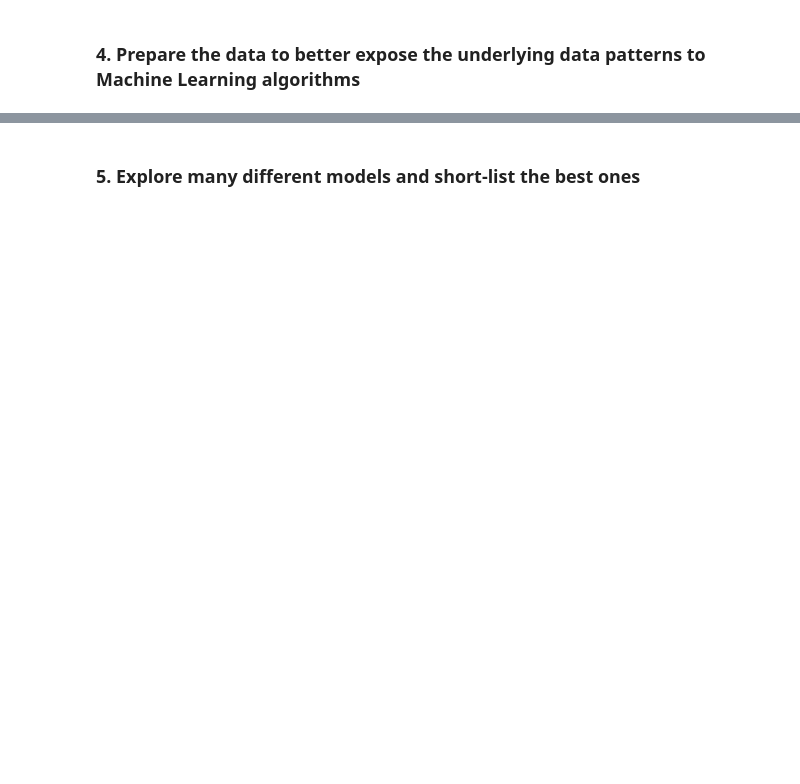
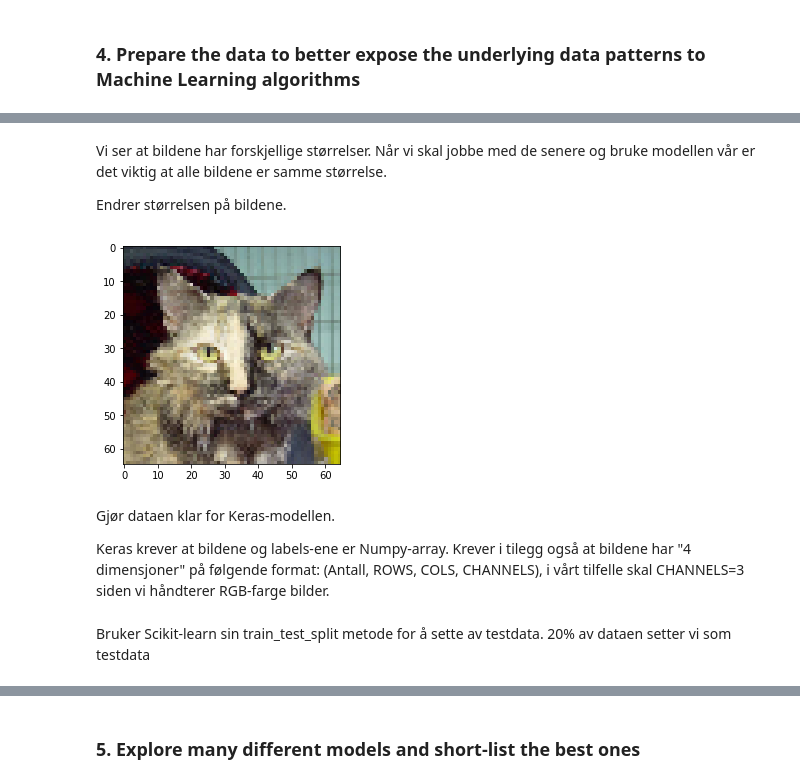
Before and after one commit to H181391/DAT158-Oblig2, a Jupyter notebook: Oblig2-Dogs_vs_Cats.ipynb, the cells around one changed output, grey strips where cells are left out. Cells and saved outputs as stored; diff of their text form; code cells hidden in the pictures; blank space fills up the shorter version.

```diff
--- a/Oblig2-Dogs_vs_Cats.ipynb
+++ b/Oblig2-Dogs_vs_Cats.ipynb
@@ -160,11 +181,0 @@ Endrer størrelsen på bildene...
-# %%
-from PIL import Image
-
-IMAGE_SIZE = 50
-#smallset = train_data_arr[0:20]
-train_data = []
-
-for i in train_data_arr:
-    img = Image.open(i)
-    new_img = img.resize((IMAGE_SIZE, IMAGE_SIZE)) #Eventuelt 64?
-    train_data.append(new_img)
@@ -230,0 +184,25 @@ model = tflearn.DNN(convnet, tensorboard_dir='log')
+# %% [markdown]
+Vi ser at bildene har forskjellige størrelser. Når vi skal jobbe med de senere og bruke modellen vår er det viktig at alle bildene er samme størrelse.
+
+Endrer størrelsen på bildene.
+# %%
+import cv2
+#Legg til progressbar? tqdm
+IMAGE_SIZE = 65
+train_data = []
+
+for i in train_data_arr:
+    img = cv2.imread(i)
+    new_img = cv2.resize(img, dsize=(IMAGE_SIZE, IMAGE_SIZE), interpolation=cv2.INTER_CUBIC)
+    train_data.append(new_img)
+# %%
+b,g,r = cv2.split(train_data[2])
+img_show = cv2.merge((r,g,b))
+plt.imshow(img_show)
+plt.show()
+# %% [output]
+[figure, added]
+# %% [markdown]
+Gjør dataen klar for Keras-modellen.
+
+Keras krever at bildene og labels-ene er Numpy-array. Krever i tilegg også at bildene har "4 dimensjoner" på følgende format: (Antall, ROWS, COLS, CHANNELS), i vårt tilfelle skal CHANNELS=3 siden vi håndterer RGB-farge bilder.
@@ -230,0 +221,2 @@ model = tflearn.DNN(convnet, tensorboard_dir='log')
+# %% [markdown]
+Bruker Scikit-learn sin train_test_split metode for å sette av testdata. 20% av dataen setter vi som testdata
```
Also changed, not shown: parts of 62 cells of this notebook, 1 other file.
